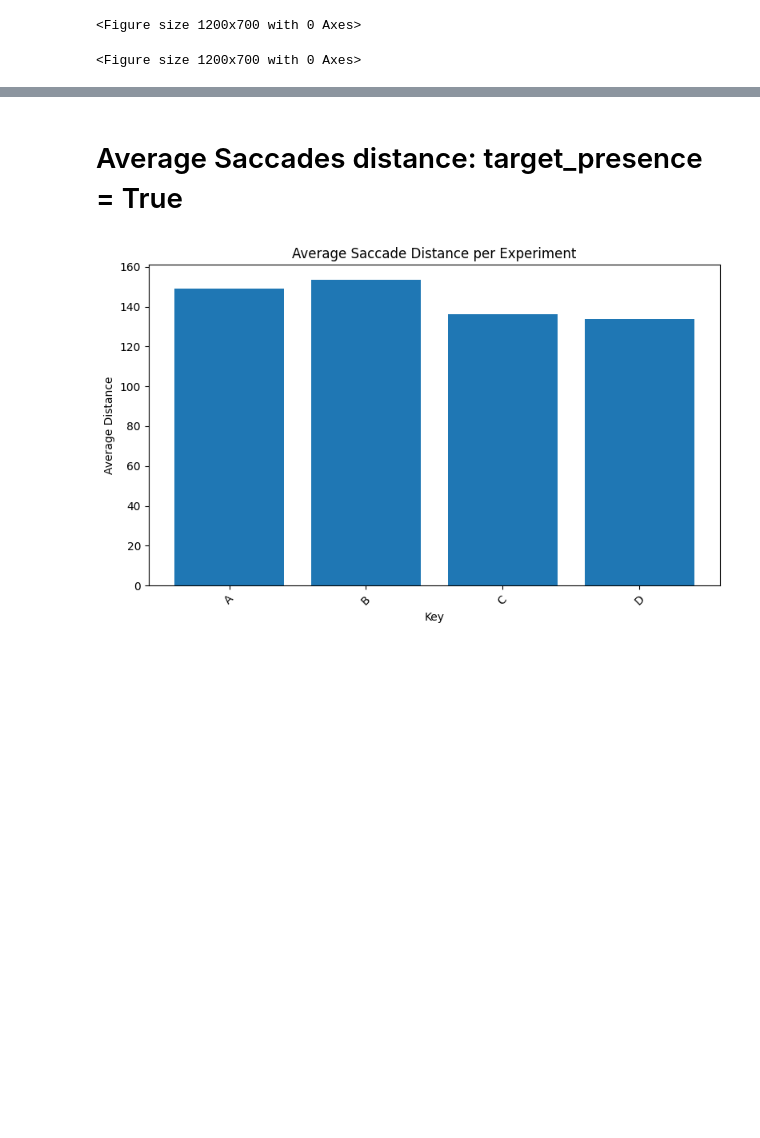
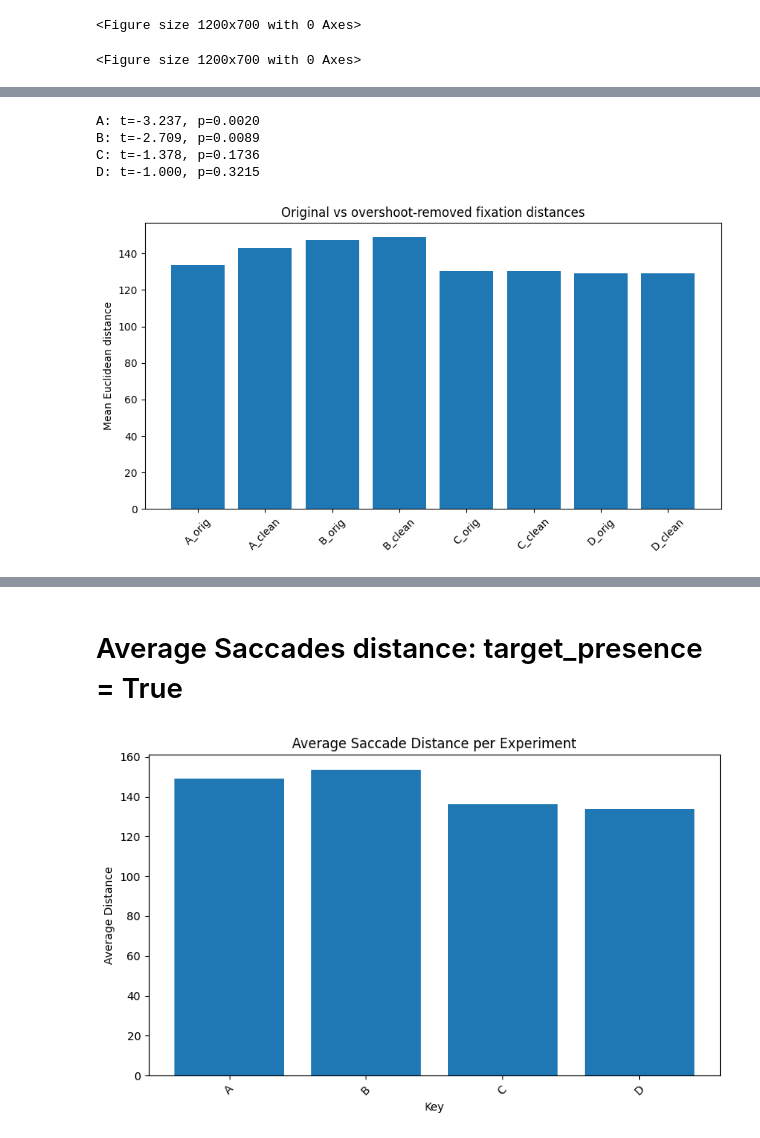
Before and after one commit to alina-popadina/Data_analysis, a Jupyter notebook: analysis_DUPLICATE.ipynb, the cells around one changed output, grey strips where cells are left out. Saved outputs shown, nothing was run; the diff lists cells and outputs as text; code cells hidden in the pictures; blank space fills up the shorter version.

```diff
--- a/analysis_DUPLICATE.ipynb
+++ b/analysis_DUPLICATE.ipynb
@@ -333,0 +733,54 @@ for experiment in experiments:
+# %%
+from scipy.stats import ttest_rel
+labels = []
+values = []
+
+def compute_trial_mean_euc_dist(df, x_col, y_col, trial_col='trial_id_num'):
+    d = df.copy()
+    d['prev_x'] = d.groupby(trial_col)[x_col].shift(1)
+    d['prev_y'] = d.groupby(trial_col)[y_col].shift(1)
+    d['euc_dist'] = np.sqrt((d[x_col] - d['prev_x'])**2 + (d[y_col] - d['prev_y'])**2)
+    return d.groupby(trial_col)['euc_dist'].mean()
+
+trial_mean_orig = {}
+trial_mean_clean = {}
+for exp in ['A', 'B', 'C', 'D']:
+    trial_mean_orig[exp] = compute_trial_mean_euc_dist(
+        fixations_pd_in_dict[exp],
+        x_col='avrxpos',
+        y_col='avrypos',
+        trial_col='trial_id_num')
+
+    trial_mean_clean[exp] = compute_trial_mean_euc_dist(
+        clean_fixations_pd_in_dict[exp],
+        x_col='shifted_avrxpos',
+        y_col='shifted_avrypos',
+        trial_col='trial_id_num')
+
+#TTEST
+for exp in ['A', 'B', 'C', 'D']:
+    paired = trial_mean_orig[exp].to_frame('orig').join(
+        trial_mean_clean[exp].to_frame('clean'),
+        how='inner').dropna()
+    t, p = ttest_rel(paired['orig'], paired['clean'])
+    print(f"{exp}: t={t:.3f}, p={p:.4f}")
+
+#PLOT!
+for exp in ['A', 'B', 'C', 'D']:
+    labels.append(f"{exp}_orig")
+    values.append(trial_mean_orig[exp].mean())
+    labels.append(f"{exp}_clean")
+    values.append(trial_mean_clean[exp].mean())
+
+plt.figure(figsize=(10, 5))
+plt.bar(labels, values)
+plt.xticks(rotation=45)
+plt.ylabel("Mean Euclidean distance")
+plt.title("Original vs overshoot-removed fixation distances")
+plt.show()
+# %% [output]
+A: t=-3.237, p=0.0020
+B: t=-2.709, p=0.0089
+C: t=-1.378, p=0.1736
+D: t=-1.000, p=0.3215
+[figure, added]
```
Also changed, not shown: parts of 13 cells of this notebook, 11 other files.
